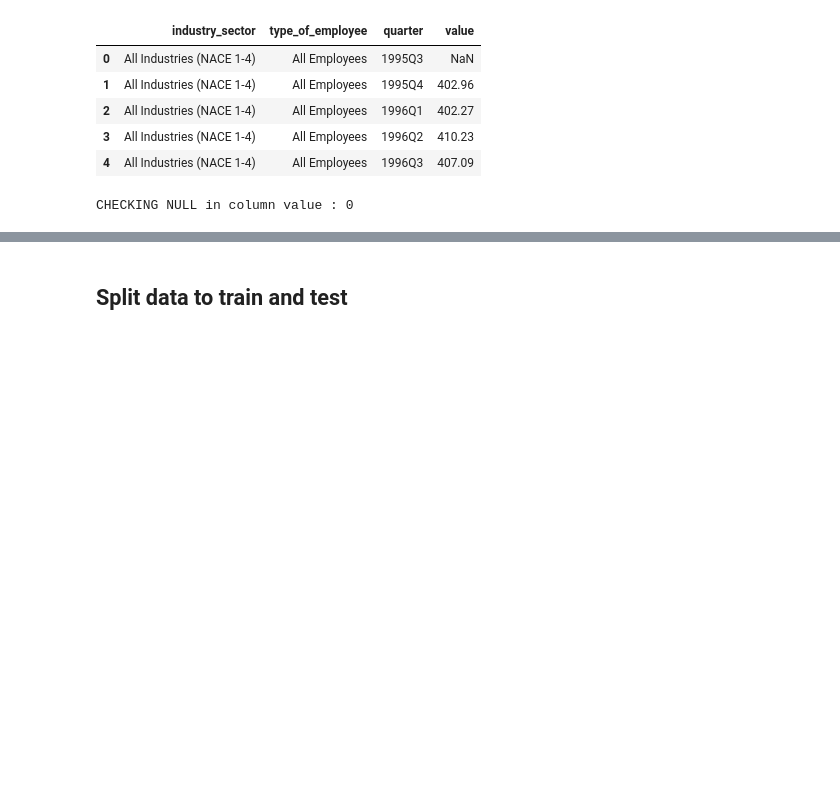
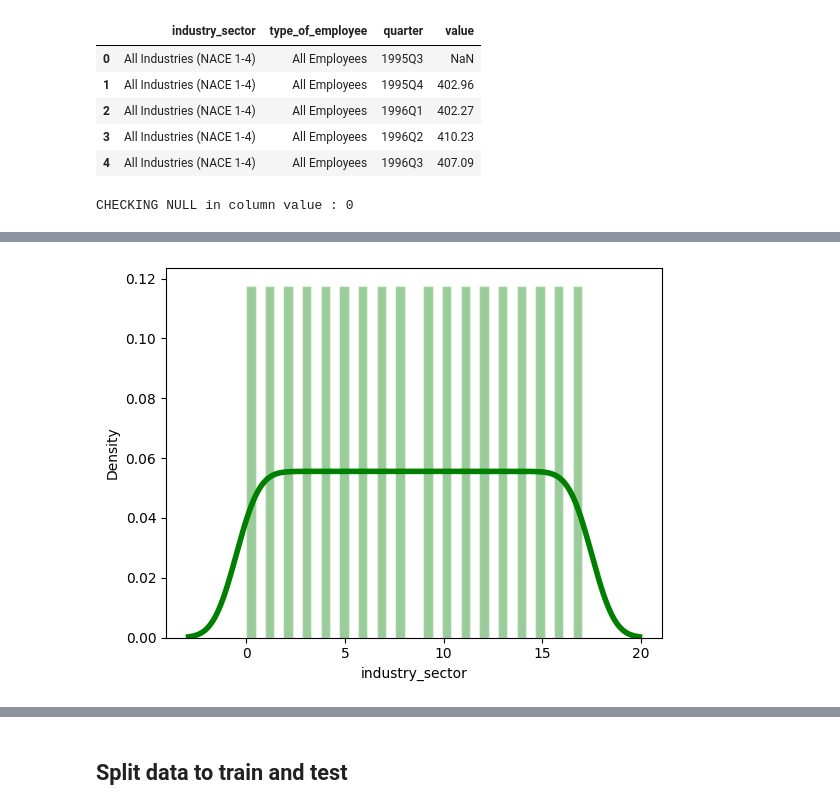
Before and after one commit to FernandoDataAnalitycs/ca_project, a Jupyter notebook: assignments.ipynb, the cells around one changed output, grey strips where cells are left out. Drawn from its saved outputs; the diff is of its cells as text; code cells hidden in the pictures; blank space fills up the shorter version.

```diff
--- a/assignments.ipynb
+++ b/assignments.ipynb
@@ -90,0 +127,4 @@ df_awe.head()
+# %%
+draw_histogram(df_awe['industry_sector'],'green','white')
+# %% [output]
+[figure, added]
```
Also changed, not shown: parts of 26 cells of this notebook, 2 other files.
